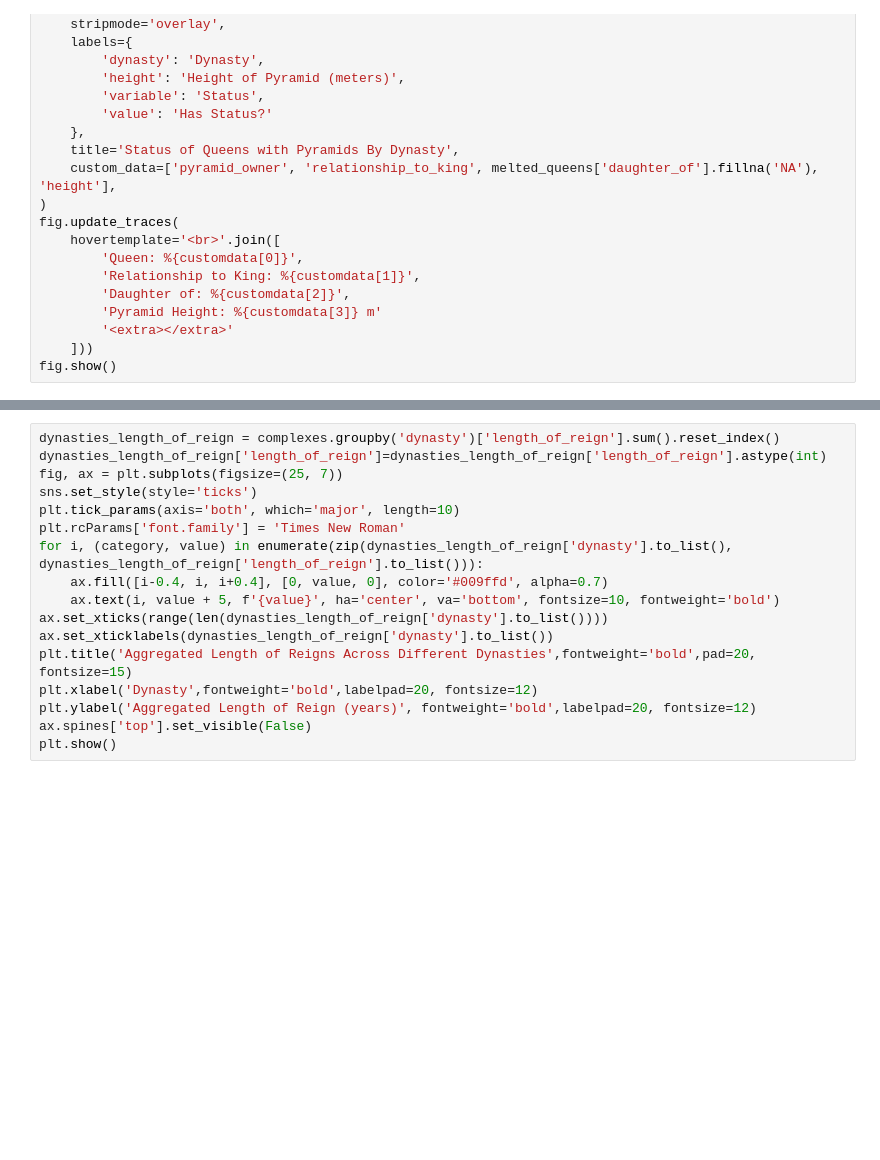
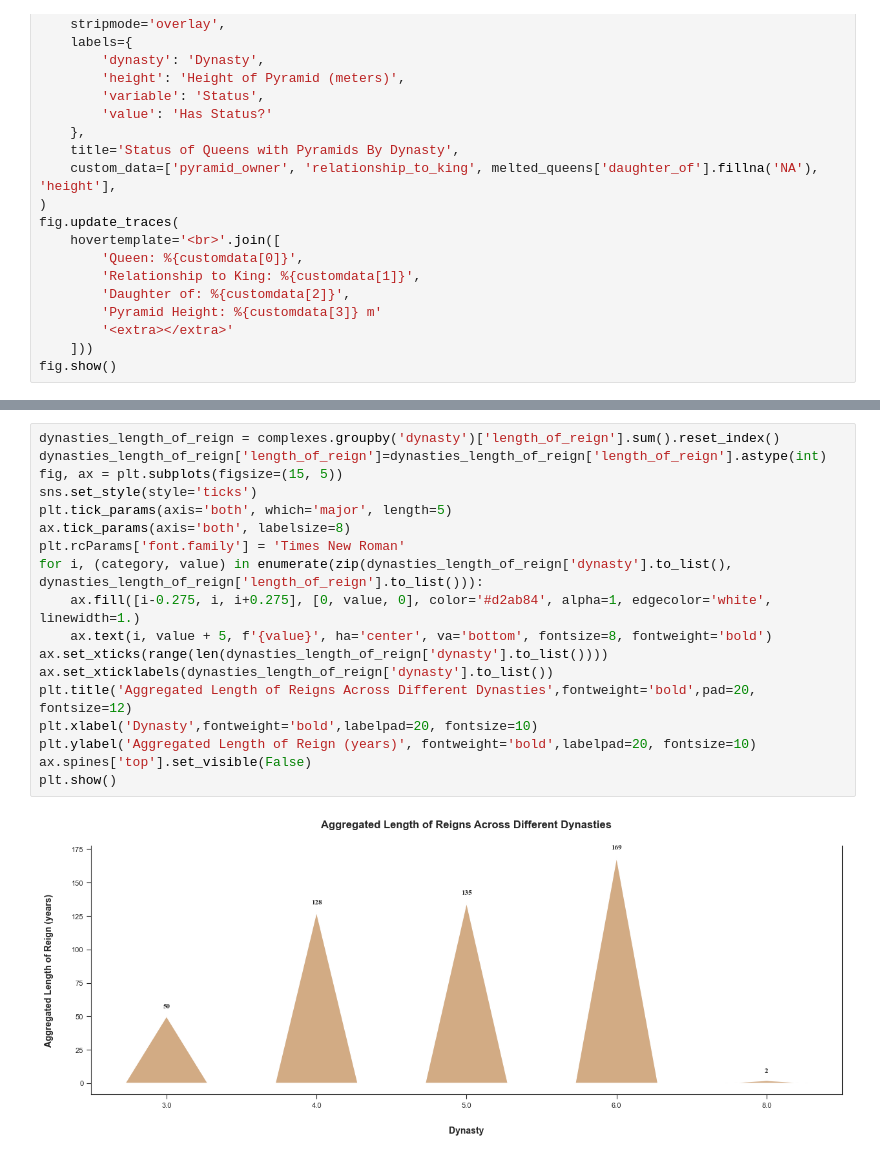
Before and after one commit to brown-ccv/egyptology-viz, a Jupyter notebook: Notebooks/plotly.ipynb, the cells around one changed output, grey strips where cells are left out. Drawn from its saved outputs; the diff is of its cells as text; blank space fills up the shorter version.

```diff
--- a/Notebooks/plotly.ipynb
+++ b/Notebooks/plotly.ipynb
@@ -553,20 +542,23 @@ plt.show()
 # %%
 dynasties_length_of_reign = complexes.groupby('dynasty')['length_of_reign'].sum().reset_index()
 dynasties_length_of_reign['length_of_reign']=dynasties_length_of_reign['length_of_reign'].astype(int)
-fig, ax = plt.subplots(figsize=(25, 7))
+fig, ax = plt.subplots(figsize=(15, 5))
 sns.set_style(style='ticks')
-plt.tick_params(axis='both', which='major', length=10)
+plt.tick_params(axis='both', which='major', length=5)
+ax.tick_params(axis='both', labelsize=8)
 plt.rcParams['font.family'] = 'Times New Roman'
 for i, (category, value) in enumerate(zip(dynasties_length_of_reign['dynasty'].to_list(), dynasties_length_of_reign['length_of_reign'].to_list())):
-    ax.fill([i-0.4, i, i+0.4], [0, value, 0], color='#009ffd', alpha=0.7)
-    ax.text(i, value + 5, f'{value}', ha='center', va='bottom', fontsize=10, fontweight='bold')
+    ax.fill([i-0.275, i, i+0.275], [0, value, 0], color='#d2ab84', alpha=1, edgecolor='white', linewidth=1.)
+    ax.text(i, value + 5, f'{value}', ha='center', va='bottom', fontsize=8, fontweight='bold')
 ax.set_xticks(range(len(dynasties_length_of_reign['dynasty'].to_list())))
 ax.set_xticklabels(dynasties_length_of_reign['dynasty'].to_list())
-plt.title('Aggregated Length of Reigns Across Different Dynasties',fontweight='bold',pad=20, fontsize=15)
-plt.xlabel('Dynasty',fontweight='bold',labelpad=20, fontsize=12)
-plt.ylabel('Aggregated Length of Reign (years)', fontweight='bold',labelpad=20, fontsize=12)
+plt.title('Aggregated Length of Reigns Across Different Dynasties',fontweight='bold',pad=20, fontsize=12)
+plt.xlabel('Dynasty',fontweight='bold',labelpad=20, fontsize=10)
+plt.ylabel('Aggregated Length of Reign (years)', fontweight='bold',labelpad=20, fontsize=10)
 ax.spines['top'].set_visible(False)
 plt.show()
+# %% [output]
+[figure, added]
 # %%
 
 queens_status=df[['royal_mother_title','likely_wife','wife_title','vizier','regent','royal_status']][(df['royal_status'] == 'Queen')].drop(columns=['royal_status']).reset_index(drop=True)
```
Also changed, not shown: parts of 20 cells of this notebook, 17 other files.
